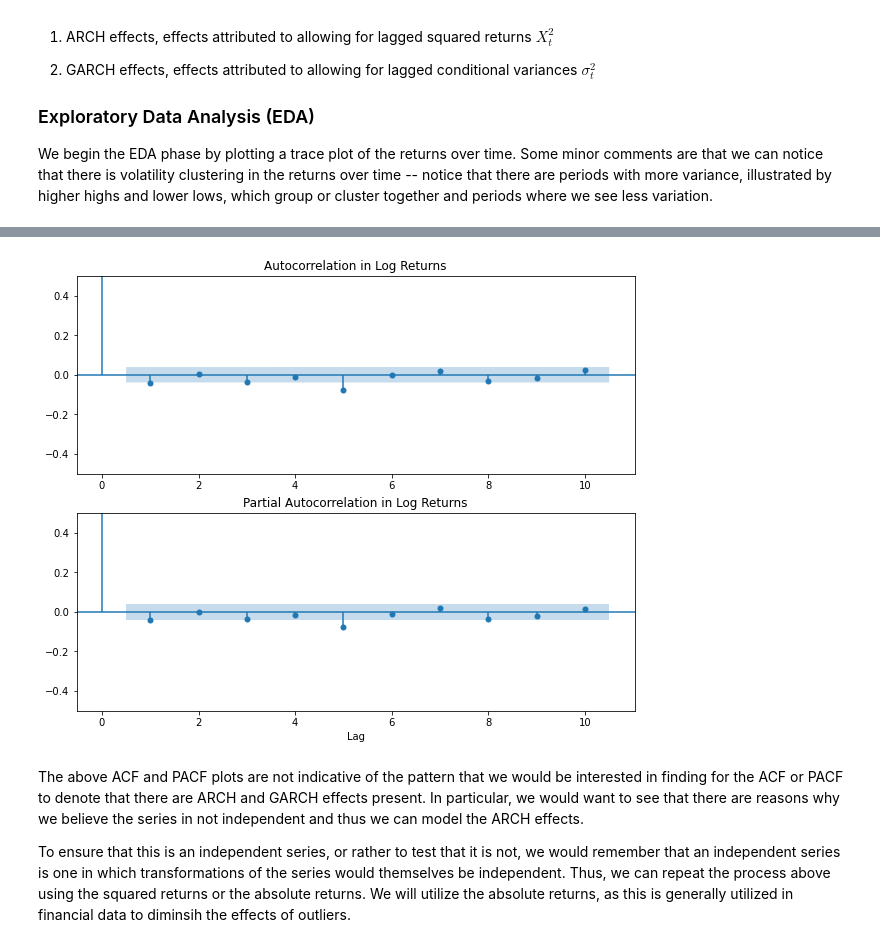
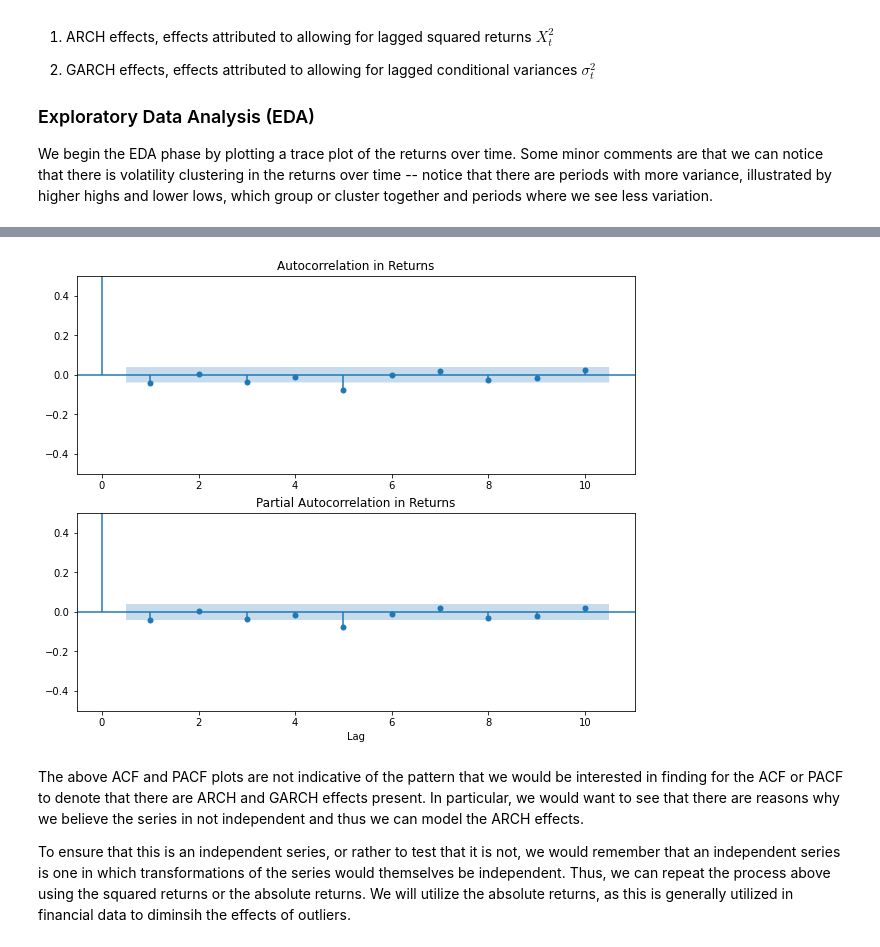
Before and after one commit to danielherrerahsph/SPYtimeseries, a Jupyter notebook: arch_model.ipynb, the cells around one changed output, grey strips where cells are left out. Saved outputs shown, nothing was run; the diff lists cells and outputs as text; code cells hidden in the pictures.

```diff
--- a/arch_model.ipynb
+++ b/arch_model.ipynb
@@ -86,6 +90,6 @@ The log return which is often used is denoted by the following where $r_t$ is th
 $r_t = log(\frac{P_t}{P_{t-1}}) = log P_t - log P_{t-1}$
 # %%
 # convert prices to returns
-df = df.pct_change()
+df['Return'] = np.pad(np.diff(np.log(df['Close'])) * 100, (1, 0), 'constant', constant_values=np.nan)
 df.head()
 # %% [output]
@@ -158,20 +162,21 @@ We then continue the EDA phase by running autocorrelation and partial autocorrel
 Note: as a result of using the log returns we lose the first data point since there is no intuitive way for the first point to have a return.
 # %%
 # Plot ACF and PACF
-diff_ts = df['Close'][1:]
+diff_ts = df['Return'].iloc[1:]
+
 
 fig, (ax1, ax2) = plt.subplots(2, 1, figsize=(10, 8))
 plot_acf(diff_ts, ax=ax1, lags=10)
 ax1.set_ylim(-0.5, .5)
-ax1.set_title("Autocorrelation in Log Returns")
+ax1.set_title("Autocorrelation in Returns")
 plot_pacf(diff_ts, ax=ax2, lags=10)
 ax2.set_ylim(-0.5, .5)
 ax2.set_xlabel("Lag")
-ax2.set_title("Partial Autocorrelation in Log Returns")
+ax2.set_title("Partial Autocorrelation in Returns")
 
 plt.show()
 # %% [output]
-[figure, old version]
+[figure, new version]
 # %% [markdown]
 The above ACF and PACF plots are not indicative of the pattern that we would be interested in finding for the ACF or PACF to denote that there are ARCH and GARCH effects present. In particular, we would want to see that there are reasons why we believe the series in not independent and thus we can model the ARCH effects.
 
```
Also changed, not shown: parts of 27 cells of this notebook.
